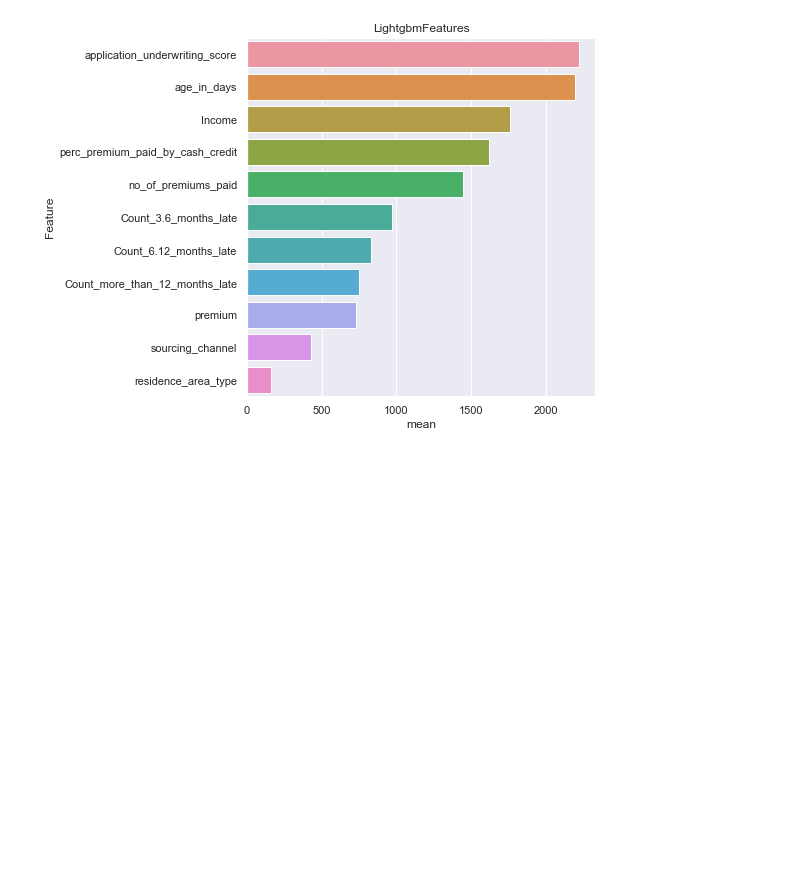
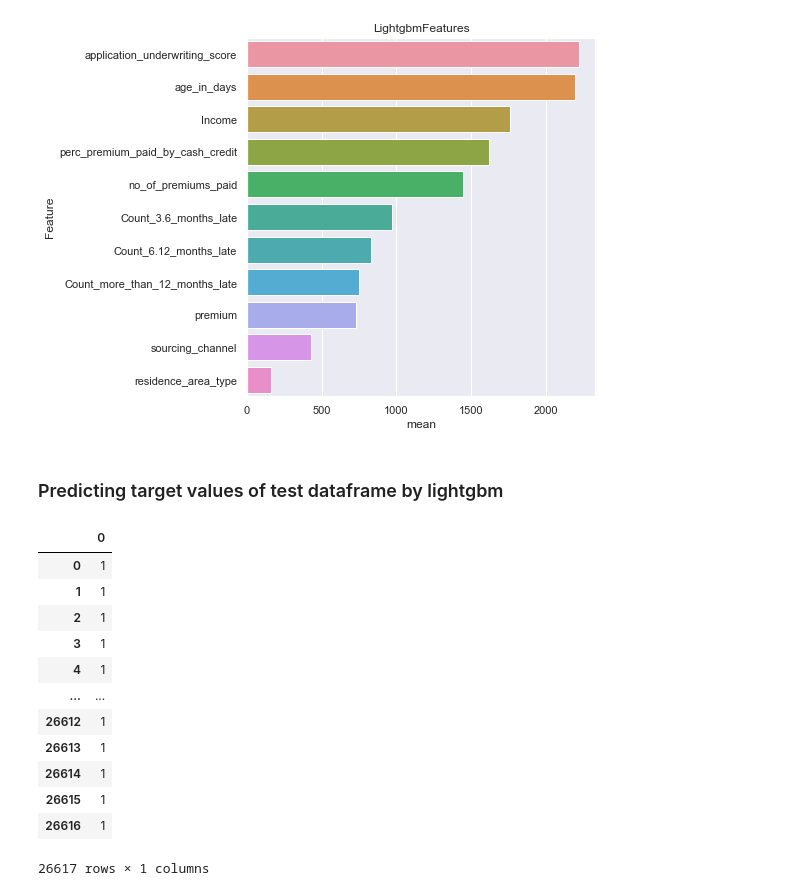
Before and after one commit to ErfanEbrahimiBazaz/boosting_methods_insurance_dataset, a Jupyter notebook: insurance_churn_analysis.ipynb, the cells around one changed output. Saved outputs shown, nothing was run; the diff lists cells and outputs as text; code cells hidden in the pictures; blank space fills up the shorter version.

Commit message:
calculating predicted values on test dataframe by both xgboost and lightgbm.

```diff
--- a/insurance_churn_analysis.ipynb
+++ b/insurance_churn_analysis.ipynb
@@ -589,3 +589,25 @@ plt.tight_layout()
 plt.show()
 # %% [output]
 [figure]
+# %% [markdown]
+### Predicting target values of test dataframe by lightgbm
+# %%
+predict_lgb_target = lgb.predict(df_test)
+df_target_lgb = pd.DataFrame(predict_lgb_target)
+df_target_lgb.to_csv('lgb_df.csv', header=False, index=False)
+# %%
+df_target_lgb
+# %% [output]
+|  | 0 |
+| 0 | 1 |
+| 1 | 1 |
+| 2 | 1 |
+| 3 | 1 |
+| 4 | 1 |
+| ... | ... |
+| 26612 | 1 |
+| 26613 | 1 |
+| 26614 | 1 |
+| 26615 | 1 |
+| 26616 | 1 |
+26617 rows × 1 columns
```
